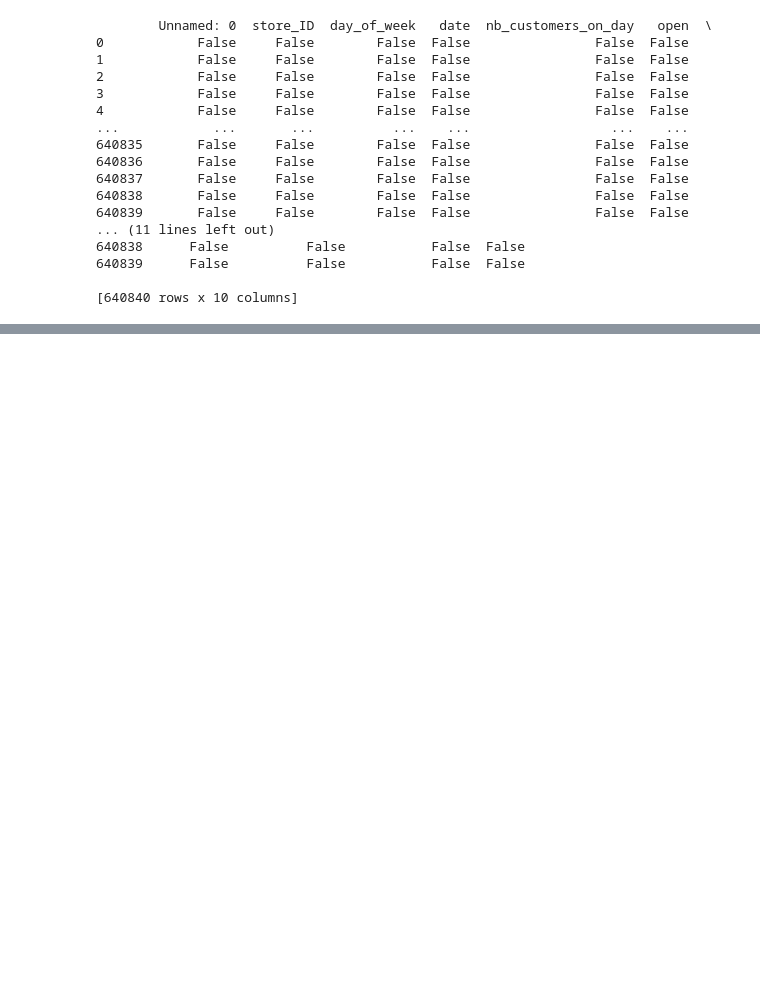
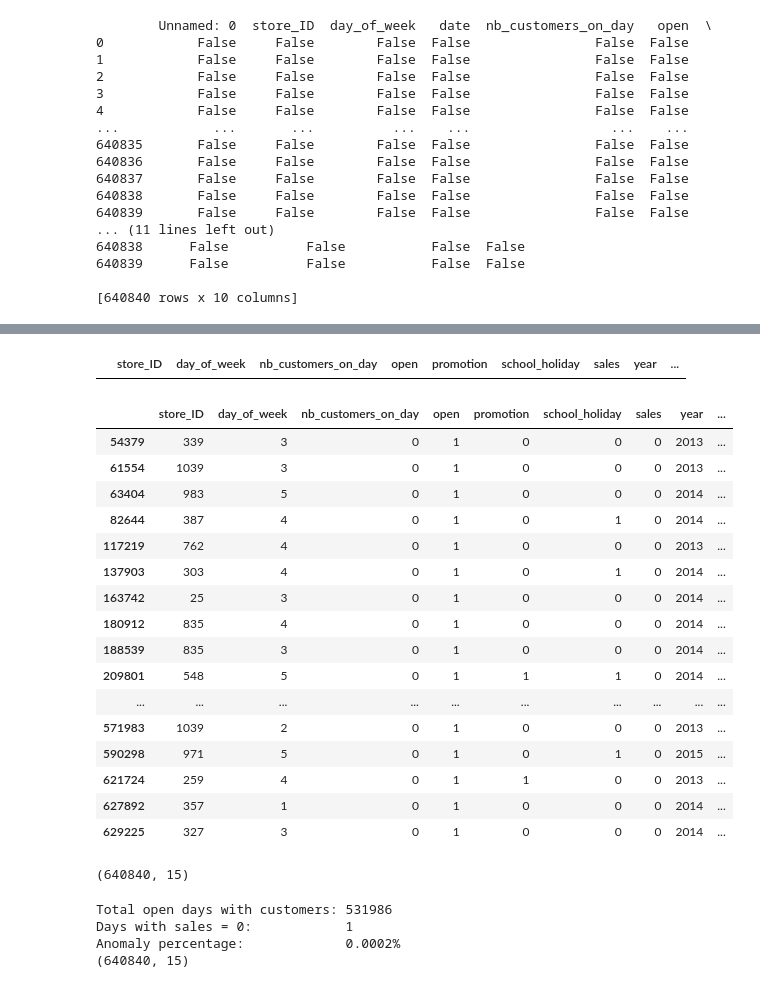
Before and after one commit to asaah262/iron-kaggle-g4, a Jupyter notebook: project/main.ipynb, the cells around one changed output, grey strips where cells are left out. Drawn from its saved outputs; the diff is of its cells as text; code cells hidden in the pictures; blank space fills up the shorter version.

```diff
--- a/project/main.ipynb
+++ b/project/main.ipynb
@@ -52,0 +131,3 @@ df.head()
+# %%
+df.drop(columns=['Unnamed: 0'], inplace=True)
+print('Dropped row-ID column. New shape:', df.shape)
@@ -52,0 +138,12 @@ df.head()
+# %%
+df["date"] = pd.to_datetime(df["date"])
+print(df["date"].dtype)
+
+df['year']        = df['date'].dt.year
+df['month']       = df['date'].dt.month
+df['day']         = df['date'].dt.day
+df['week']        = df['date'].dt.isocalendar().week.astype(int)
+df['is_weekend']  = df['date'].dt.dayofweek.isin([5, 6]).astype(int)
+df = df.drop(columns=['date'])
+
+print(df.head())
@@ -52,0 +167,3 @@ df.head()
+# %%
+df = pd.get_dummies(df, columns=['state_holiday'], prefix='holiday', drop_first=True)
+print(df.head())
@@ -52,0 +191,43 @@ df.head()
+# %%
+df[(df["open"] == 0) & (df["sales"] > 0)]
+# %% [output]
+|  | store_ID | day_of_week | nb_customers_on_day | open | promotion | school_holiday | sales | year | ... |
+# %%
+df[(df["open"] == 1) & (df["sales"] == 0)]
+# %% [output]
+|  | store_ID | day_of_week | nb_customers_on_day | open | promotion | school_holiday | sales | year | ... |
+| 54379 | 339 | 3 | 0 | 1 | 0 | 0 | 0 | 2013 | ... |
+| 61554 | 1039 | 3 | 0 | 1 | 0 | 0 | 0 | 2013 | ... |
+| 63404 | 983 | 5 | 0 | 1 | 0 | 0 | 0 | 2014 | ... |
+| 82644 | 387 | 4 | 0 | 1 | 0 | 1 | 0 | 2014 | ... |
+| 117219 | 762 | 4 | 0 | 1 | 0 | 0 | 0 | 2013 | ... |
+| 137903 | 303 | 4 | 0 | 1 | 0 | 1 | 0 | 2014 | ... |
+| 163742 | 25 | 3 | 0 | 1 | 0 | 0 | 0 | 2014 | ... |
+| 180912 | 835 | 4 | 0 | 1 | 0 | 0 | 0 | 2014 | ... |
+| 188539 | 835 | 3 | 0 | 1 | 0 | 0 | 0 | 2014 | ... |
+| 209801 | 548 | 5 | 0 | 1 | 1 | 1 | 0 | 2014 | ... |
+| ... | ... | ... | ... | ... | ... | ... | ... | ... | ... |
+| 571983 | 1039 | 2 | 0 | 1 | 0 | 0 | 0 | 2013 | ... |
+| 590298 | 971 | 5 | 0 | 1 | 0 | 1 | 0 | 2015 | ... |
+| 621724 | 259 | 4 | 0 | 1 | 1 | 0 | 0 | 2013 | ... |
+| 627892 | 357 | 1 | 0 | 1 | 0 | 0 | 0 | 2014 | ... |
+| 629225 | 327 | 3 | 0 | 1 | 0 | 0 | 0 | 2014 | ... |
+# %%
+df = df[df["open"] == 1]
+print(df.shape)
+# %% [output]
+(640840, 15)
+# %%
+open_with_customers =  df[(df['open'] == 1) & (df['nb_customers_on_day'] > 0)]
+total = len(open_with_customers)
+anomalies = len(open_with_customers[open_with_customers['sales'] == 0])
+pct = (anomalies / total) * 100
+print(f'Total open days with customers: {total}')
+print(f'Days with sales = 0:            {anomalies}')
+print(f'Anomaly percentage:             {pct:.4f}%')
+print(df.shape)
+# %% [output]
+Total open days with customers: 531986
+Days with sales = 0:            1
+Anomaly percentage:             0.0002%
+(640840, 15)
```
Also changed, not shown: parts of 14 cells of this notebook, 1 other file.
